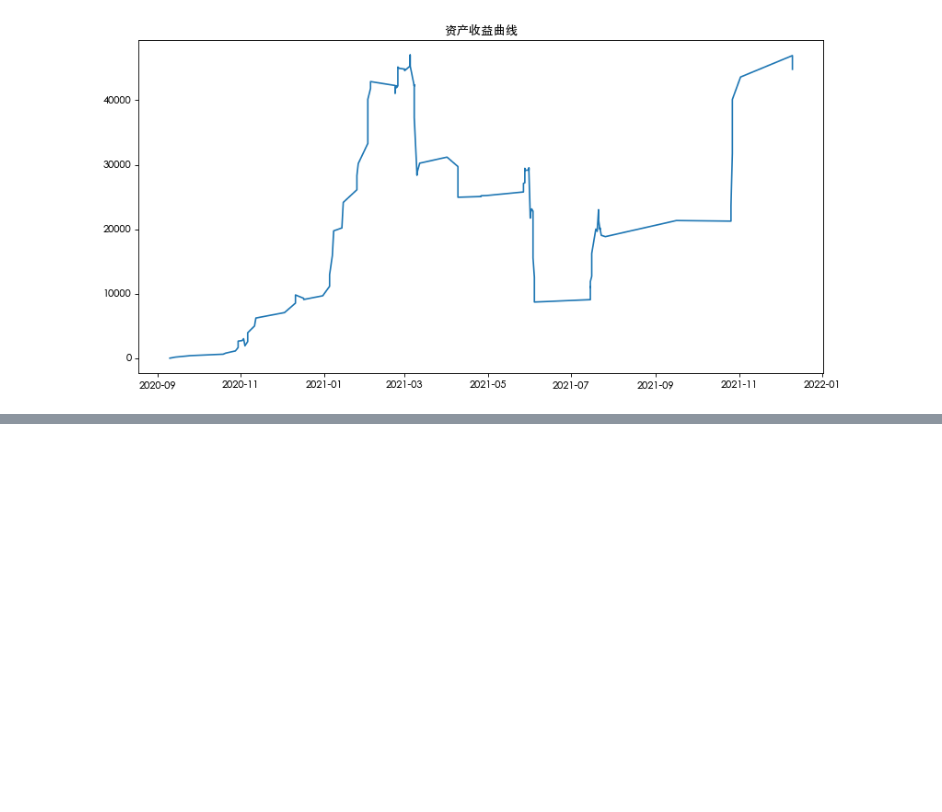
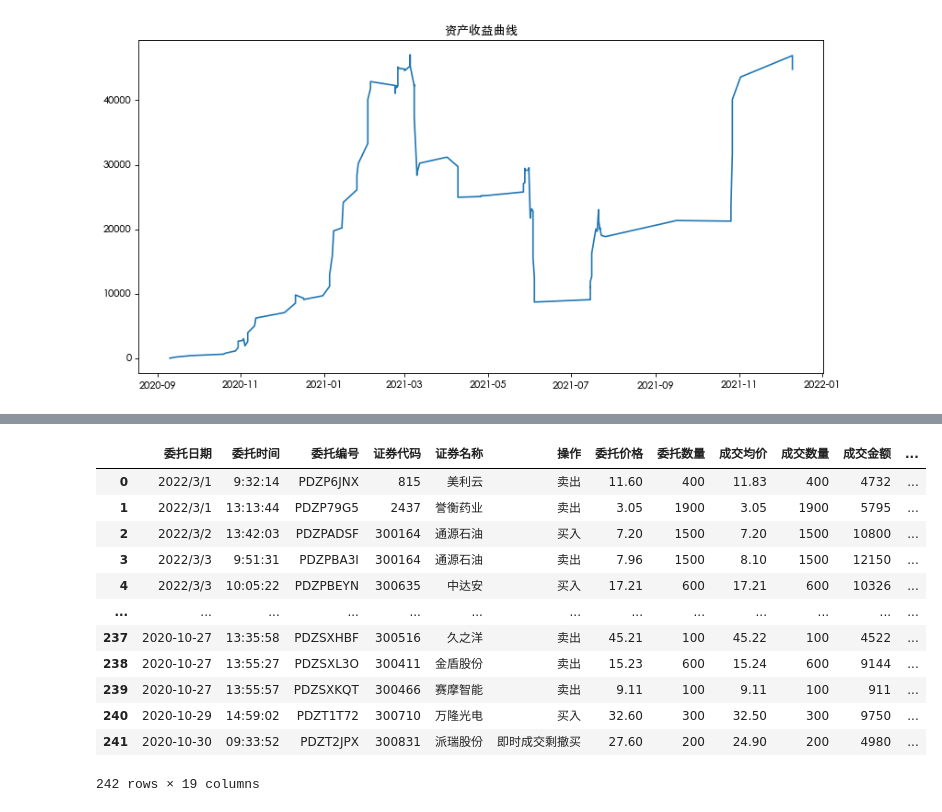
Before and after one commit to zillionare/alpha, a Jupyter notebook: alpha/notebook/交易员评估.ipynb, the cells around one changed output, grey strips where cells are left out. Cells and saved outputs as stored; diff of their text form; code cells hidden in the pictures; blank space fills up the shorter version.

```diff
--- a/alpha/notebook/交易员评估.ipynb
+++ b/alpha/notebook/交易员评估.ipynb
@@ -756,0 +860,16 @@ e.run()
+# %%
+preprocess_lll(file)
+# %% [output]
+|  | 委托日期 | 委托时间 | 委托编号 | 证券代码 | 证券名称 | 操作 | 委托价格 | 委托数量 | 成交均价 | 成交数量 | 成交金额 | ... |
+| 0 | 2022/3/1 | 9:32:14 | PDZP6JNX | 815 | 美利云 | 卖出 | 11.60 | 400 | 11.83 | 400 | 4732 | ... |
+| 1 | 2022/3/1 | 13:13:44 | PDZP79G5 | 2437 | 誉衡药业 | 卖出 | 3.05 | 1900 | 3.05 | 1900 | 5795 | ... |
+| 2 | 2022/3/2 | 13:42:03 | PDZPADSF | 300164 | 通源石油 | 买入 | 7.20 | 1500 | 7.20 | 1500 | 10800 | ... |
+| 3 | 2022/3/3 | 9:51:31 | PDZPBA3I | 300164 | 通源石油 | 卖出 | 7.96 | 1500 | 8.10 | 1500 | 12150 | ... |
+| 4 | 2022/3/3 | 10:05:22 | PDZPBEYN | 300635 | 中达安 | 买入 | 17.21 | 600 | 17.21 | 600 | 10326 | ... |
+| ... | ... | ... | ... | ... | ... | ... | ... | ... | ... | ... | ... | ... |
+| 237 | 2020-10-27 | 13:35:58 | PDZSXHBF | 300516 | 久之洋 | 卖出 | 45.21 | 100 | 45.22 | 100 | 4522 | ... |
+| 238 | 2020-10-27 | 13:55:27 | PDZSXL3O | 300411 | 金盾股份 | 卖出 | 15.23 | 600 | 15.24 | 600 | 9144 | ... |
+| 239 | 2020-10-27 | 13:55:57 | PDZSXKQT | 300466 | 赛摩智能 | 卖出 | 9.11 | 100 | 9.11 | 100 | 911 | ... |
+| 240 | 2020-10-29 | 14:59:02 | PDZT1T72 | 300710 | 万隆光电 | 买入 | 32.60 | 300 | 32.50 | 300 | 9750 | ... |
+| 241 | 2020-10-30 | 09:33:52 | PDZT2JPX | 300831 | 派瑞股份 | 即时成交剩撤买 | 27.60 | 200 | 24.90 | 200 | 4980 | ... |
+242 rows × 19 columns
```
Also changed, not shown: parts of 10 cells of this notebook, 20 other files.
